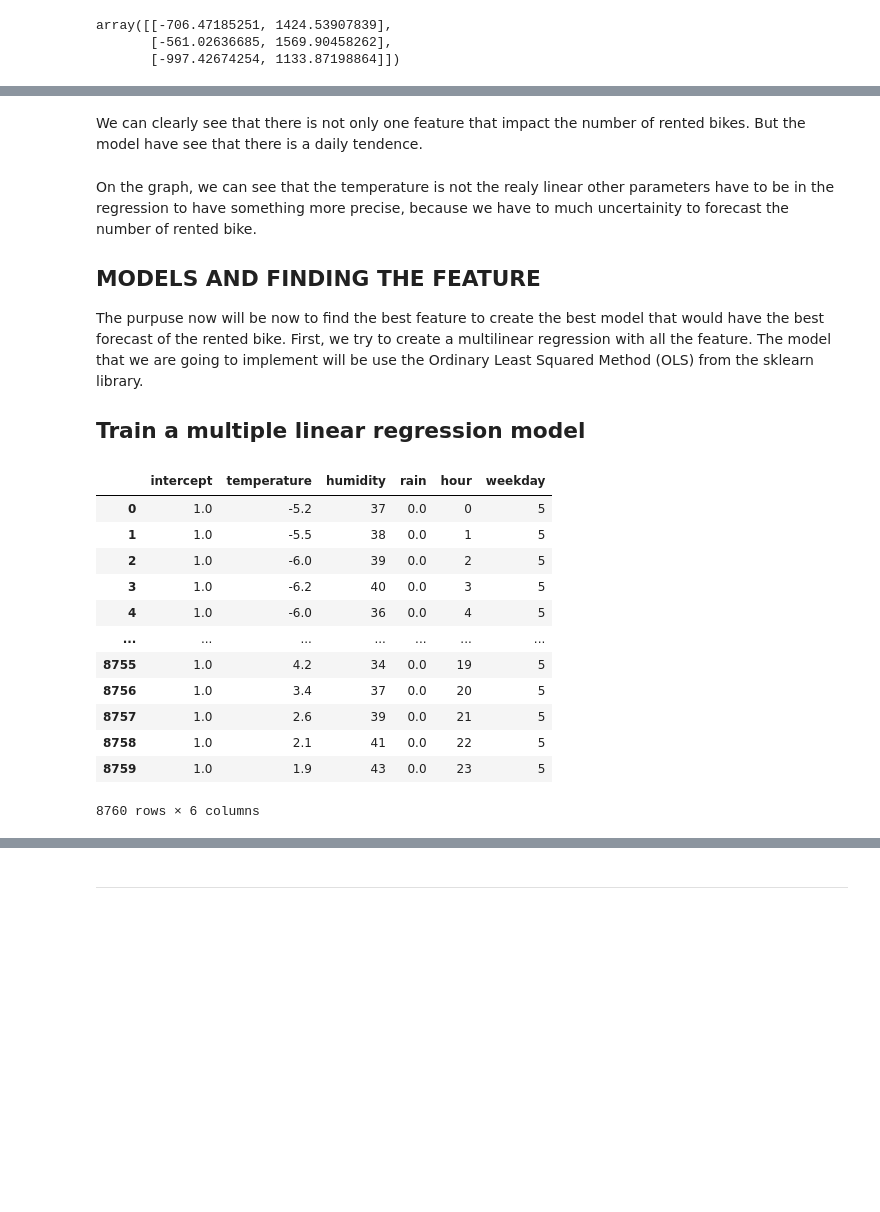
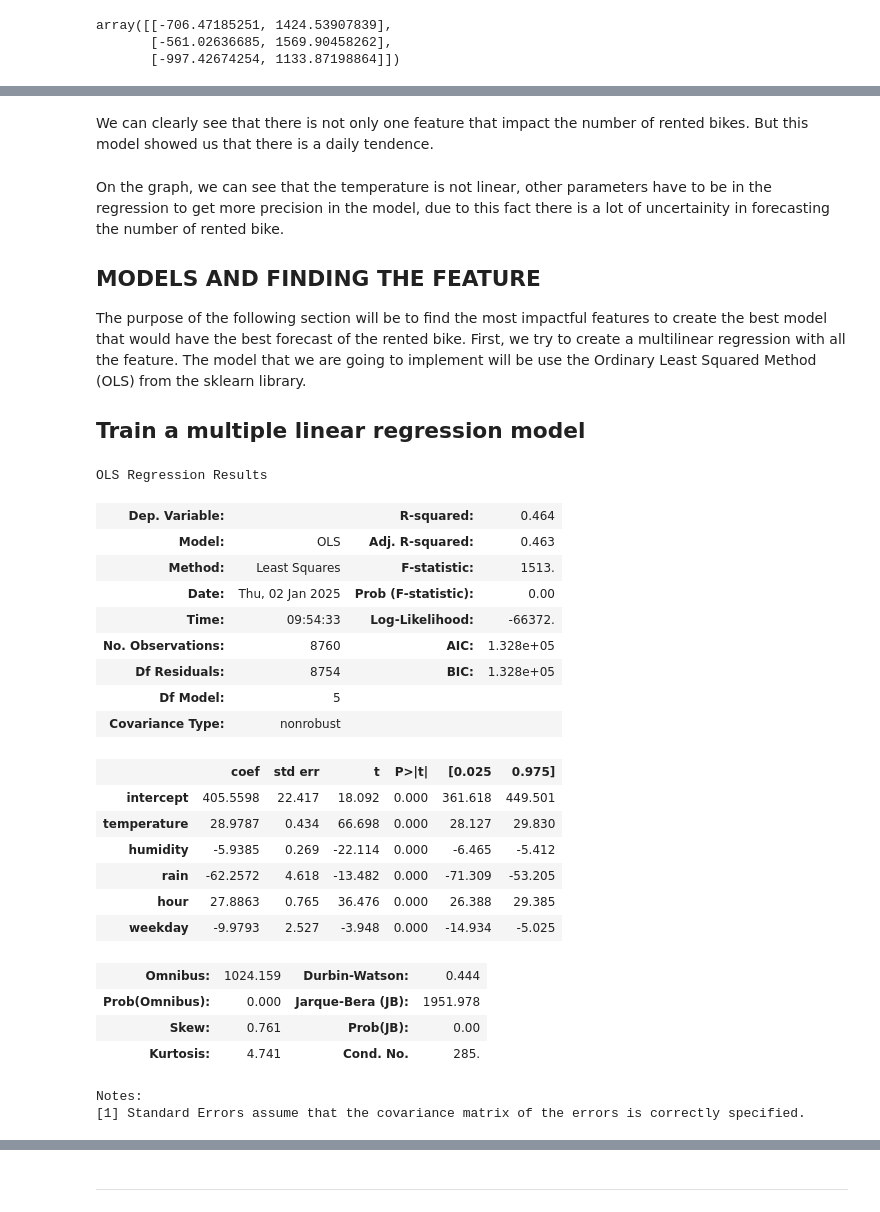
Before and after one commit to sali-gitub/DataScienceProject, a Jupyter notebook: semester_project_REG_SALI.ipynb, the cells around one changed output, grey strips where cells are left out. Drawn from its saved outputs; the diff is of its cells as text; code cells hidden in the pictures; blank space fills up the shorter version.

```diff
--- a/semester_project_REG_SALI.ipynb
+++ b/semester_project_REG_SALI.ipynb
@@ -445,36 +441,44 @@ plt.show()
 # %% [markdown]
-We can clearly see that there is not only one feature that impact the number of rented bikes. But the model have see that there is a daily tendence.
+We can clearly see that there is not only one feature that impact the number of rented bikes. But this model showed us that there is a daily tendence.
 # %% [markdown]
-
-On the graph, we can see that the temperature is not the realy linear other parameters have to be in the regression to have something more precise, because we have to much uncertainity to forecast the number of rented bike.
+On the graph, we can see that the temperature is not linear, other parameters have to be in the regression to get more precision in the model, due to this fact there is a lot of uncertainity in forecasting the number of rented bike.
 
 ## MODELS AND FINDING THE FEATURE
 
-The purpuse now will be now to find the best feature to create the best model that would have the best forecast of the rented bike. First, we try to create a multilinear regression with all the feature. The model that we are going to implement will be use the Ordinary Least Squared Method (OLS) from the sklearn library.
+The purpose of the following section will be to find the most impactful features to create the best model that would have the best forecast of the rented bike. First, we try to create a multilinear regression with all the feature. The model that we are going to implement will be use the Ordinary Least Squared Method (OLS) from the sklearn library.
 
 ## Train a multiple linear regression model
 # %%
 #First Test we try with the regular OLS with some variables of the data set to see if we have a better accuracy
 # we are adding new feature
 X = pd.DataFrame({'intercept': np.ones(df.shape[0]), 'temperature': df['temperature'], 'humidity' : df['humidity'], 'rain': df['rainfall'], 'hour' : df['hour'], 'weekday': df['weekday'] })
 model_2pred = sm.OLS(y,X)
 results_2pred = model_2pred.fit()
 results_2pred.summary(model_2pred)
-X
 # %% [output]
+OLS Regression Results
-|  | intercept | temperature | humidity | rain | hour | weekday |
-| 0 | 1.0 | -5.2 | 37 | 0.0 | 0 | 5 |
-| 1 | 1.0 | -5.5 | 38 | 0.0 | 1 | 5 |
-| 2 | 1.0 | -6.0 | 39 | 0.0 | 2 | 5 |
-| 3 | 1.0 | -6.2 | 40 | 0.0 | 3 | 5 |
-| 4 | 1.0 | -6.0 | 36 | 0.0 | 4 | 5 |
-| ... | ... | ... | ... | ... | ... | ... |
-| 8755 | 1.0 | 4.2 | 34 | 0.0 | 19 | 5 |
-| 8756 | 1.0 | 3.4 | 37 | 0.0 | 20 | 5 |
-| 8757 | 1.0 | 2.6 | 39 | 0.0 | 21 | 5 |
-| 8758 | 1.0 | 2.1 | 41 | 0.0 | 22 | 5 |
-| 8759 | 1.0 | 1.9 | 43 | 0.0 | 23 | 5 |
+| Dep. Variable: |  | R-squared: | 0.464 |
+| Model: | OLS | Adj. R-squared: | 0.463 |
+| Method: | Least Squares | F-statistic: | 1513. |
+| Date: | Thu, 02 Jan 2025 | Prob (F-statistic): | 0.00 |
+| Time: | 09:54:33 | Log-Likelihood: | -66372. |
+| No. Observations: | 8760 | AIC: | 1.328e+05 |
+| Df Residuals: | 8754 | BIC: | 1.328e+05 |
+| Df Model: | 5 |  |  |
+| Covariance Type: | nonrobust |  |  |
-8760 rows × 6 columns
+|  | coef | std err | t | P>|t| | [0.025 | 0.975] |
+| intercept | 405.5598 | 22.417 | 18.092 | 0.000 | 361.618 | 449.501 |
+| temperature | 28.9787 | 0.434 | 66.698 | 0.000 | 28.127 | 29.830 |
+| humidity | -5.9385 | 0.269 | -22.114 | 0.000 | -6.465 | -5.412 |
+| rain | -62.2572 | 4.618 | -13.482 | 0.000 | -71.309 | -53.205 |
+| hour | 27.8863 | 0.765 | 36.476 | 0.000 | 26.388 | 29.385 |
+| weekday | -9.9793 | 2.527 | -3.948 | 0.000 | -14.934 | -5.025 |
+| Omnibus: | 1024.159 | Durbin-Watson: | 0.444 |
+| Prob(Omnibus): | 0.000 | Jarque-Bera (JB): | 1951.978 |
+| Skew: | 0.761 | Prob(JB): | 0.00 |
+| Kurtosis: | 4.741 | Cond. No. | 285. |
+Notes:
+[1] Standard Errors assume that the covariance matrix of the errors is correctly specified.
 # %%
 #plotting the new multi linear model
 y_pred_1 = results_2pred.get_prediction(X)
```
Also changed, not shown: parts of 40 cells of this notebook.
